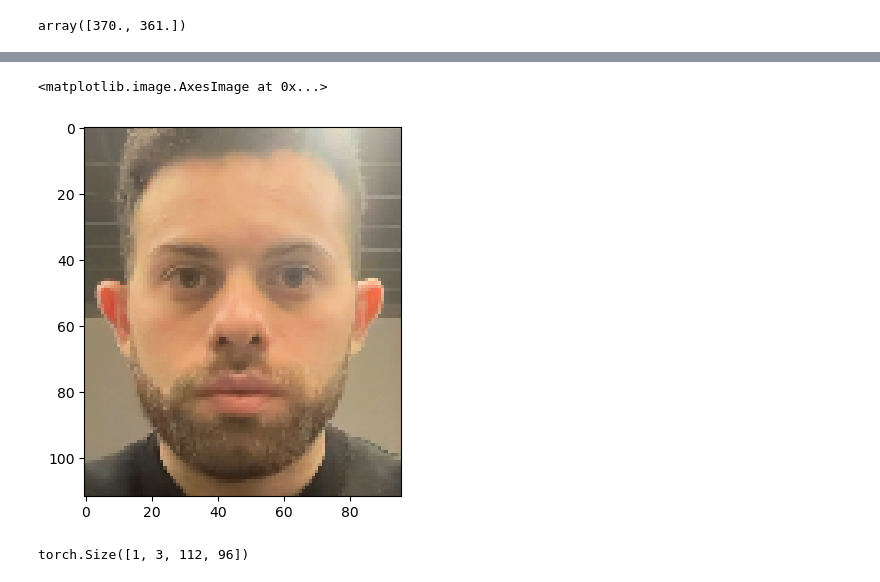
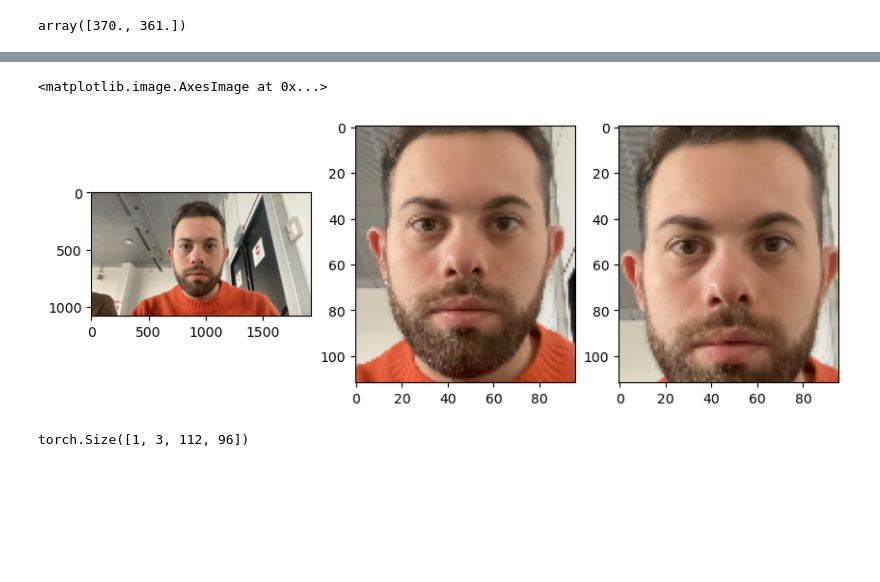
Before and after one commit to agoniko/FaceChaser, a Jupyter notebook: testing/test neural sphere.ipynb, the cells around one changed output, grey strips where cells are left out. Saved outputs shown, nothing was run; the diff lists cells and outputs as text; code cells hidden in the pictures; blank space fills up the shorter version.

```diff
--- a/testing/test neural sphere.ipynb
+++ b/testing/test neural sphere.ipynb
@@ -70,0 +36,18 @@ def align_image(img, bbox, keypoints, pad=15):
+# %%
+def alignment(src_img, src_pts):
+    ref_pts = [
+        [30.2946, 51.6963],
+        [65.5318, 51.5014],
+        [48.0252, 71.7366],
+        [33.5493, 92.3655],
+        [62.7299, 92.2041],
+    ]
+    crop_size = (96, 112)
+    src_pts = np.array(src_pts).reshape(5, 2)
+
+    s = np.array(src_pts).astype(np.float32)
+    r = np.array(ref_pts).astype(np.float32)
+
+    tfm = get_similarity_transform_for_cv2(s, r)
+    face_img = cv2.warpAffine(src_img, tfm, crop_size)
+    return face_img
@@ -274,12 +324,16 @@ import matplotlib.pyplot as plt
 # %%
 pred = detector(img_rgb)[0]
 bbox = np.array(pred[0], dtype=np.int32)
 keypoints = np.array(pred[1])
-aligned = align_image(img_rgb, bbox, keypoints, pad = 60)
-plt.imshow(aligned)
+aligned2 = alignment(img_rgb, keypoints)
+aligned = align_image(img_rgb, bbox, keypoints, pad = 80)
+fig, ax = plt.subplots(1, 3, figsize=(10, 10))
+ax[0].imshow(img_rgb)
+ax[1].imshow(aligned)
+ax[2].imshow(aligned2)
 # %% [output]
 <matplotlib.image.AxesImage at 0x...>
-[figure, old version]
+[figure, new version]
 # %%
 #!git clone https://github.com/clcarwin/sphereface_pytorch.git
 # %%
@@ -292,21 +346,13 @@ device = torch.device("mps")
 emb_model = sphere20a(feature=True)
 emb_model.load_state_dict(torch.load("model/sphere20a_20171020.pth"))
 emb_model = emb_model.to(device)
-# %%
-MEANS = [0.5, 0.5, 0.5]
-STDS = [0.5, 0.5, 0.5]
-
-emb_transform = A.Compose(
-    [
-        A.Normalize(MEANS, STDS),
-        A.pytorch.ToTensorV2(),
-    ]
-)
-
-aligned = emb_transform(image=aligned)["image"].unsqueeze(0).to(device)
-aligned.shape
-# %% [output]
-torch.Size([1, 3, 112, 96])
+# %%
+aligned = alignment(img_rgb, keypoints)
+#aligned = emb_transform(image=aligned)["image"].unsqueeze(0).to(device)
+aligned = emb_transform(aligned).unsqueeze(0).to(device)
+aligned.shape
+# %% [output]
+torch.Size([1, 3, 112, 96])
 # %%
 nic_emb = emb_model(aligned)[0]
 #save nic_emb to a txt file
```
Also changed, not shown: parts of 14 cells of this notebook, 4 other files.
